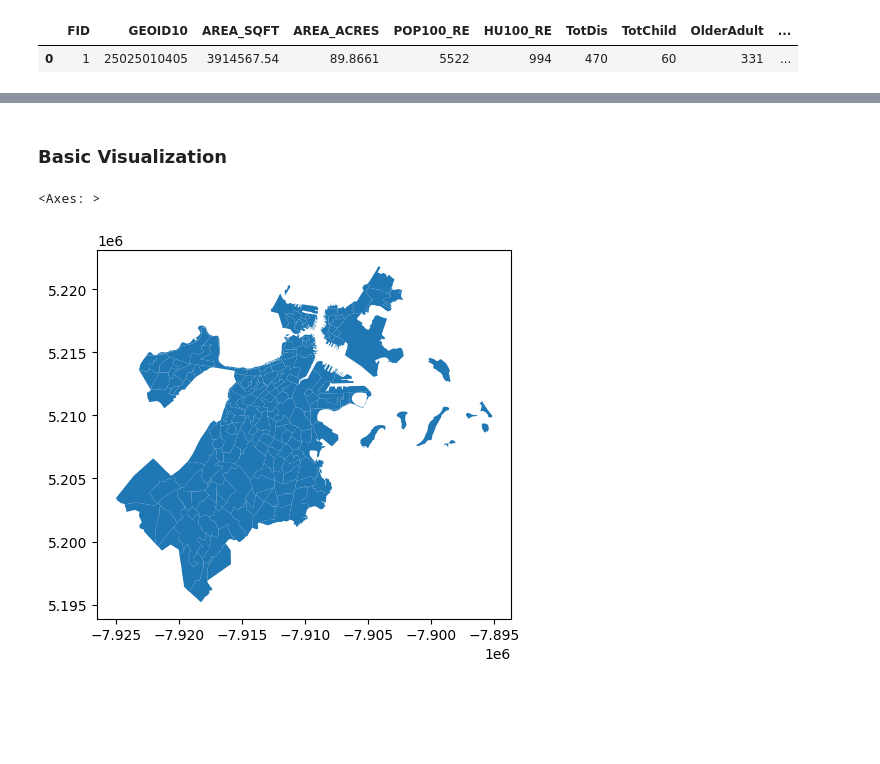
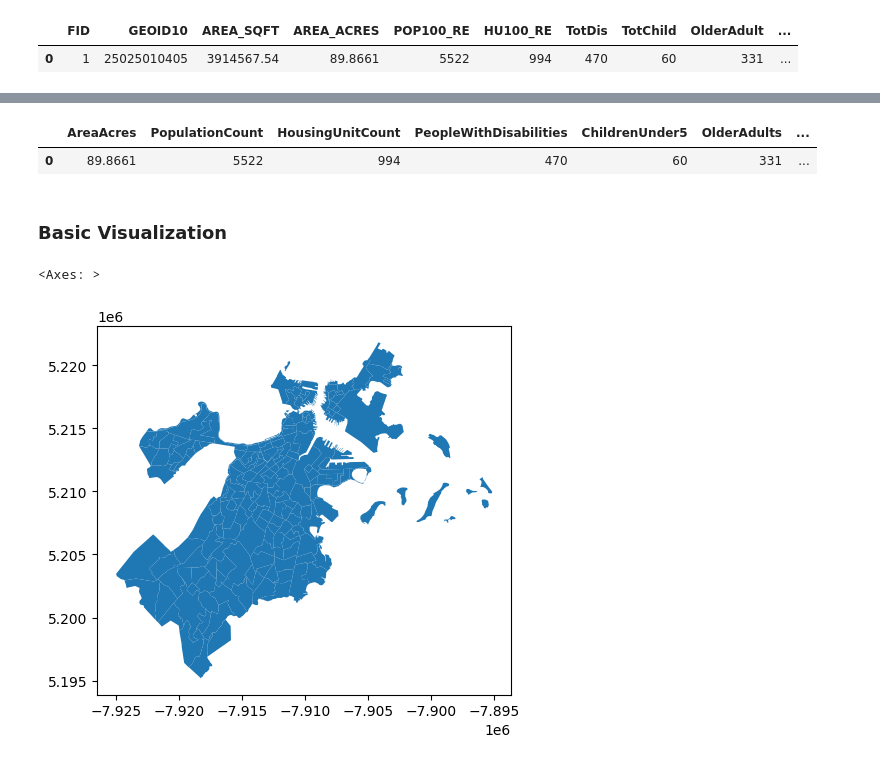
Before and after one commit to rowanwhelan/Boston-Budget-Project, a Jupyter notebook: GeographicPlots.ipynb, the cells around one changed output, grey strips where cells are left out. Drawn from its saved outputs; the diff is of its cells as text; code cells hidden in the pictures; blank space fills up the shorter version.

```diff
--- a/GeographicPlots.ipynb
+++ b/GeographicPlots.ipynb
@@ -25,3 +80,8 @@ boston.head(1)
+# %%
+boston.head(1)
+# %% [output]
+|  | AreaAcres | PopulationCount | HousingUnitCount | PeopleWithDisabilities | ChildrenUnder5 | OlderAdults | ... |
+| 0 | 89.8661 | 5522 | 994 | 470 | 60 | 331 | ... |
 # %% [markdown]
 ### Basic Visualization
 # %%
```
Also changed, not shown: parts of 21 cells of this notebook.
